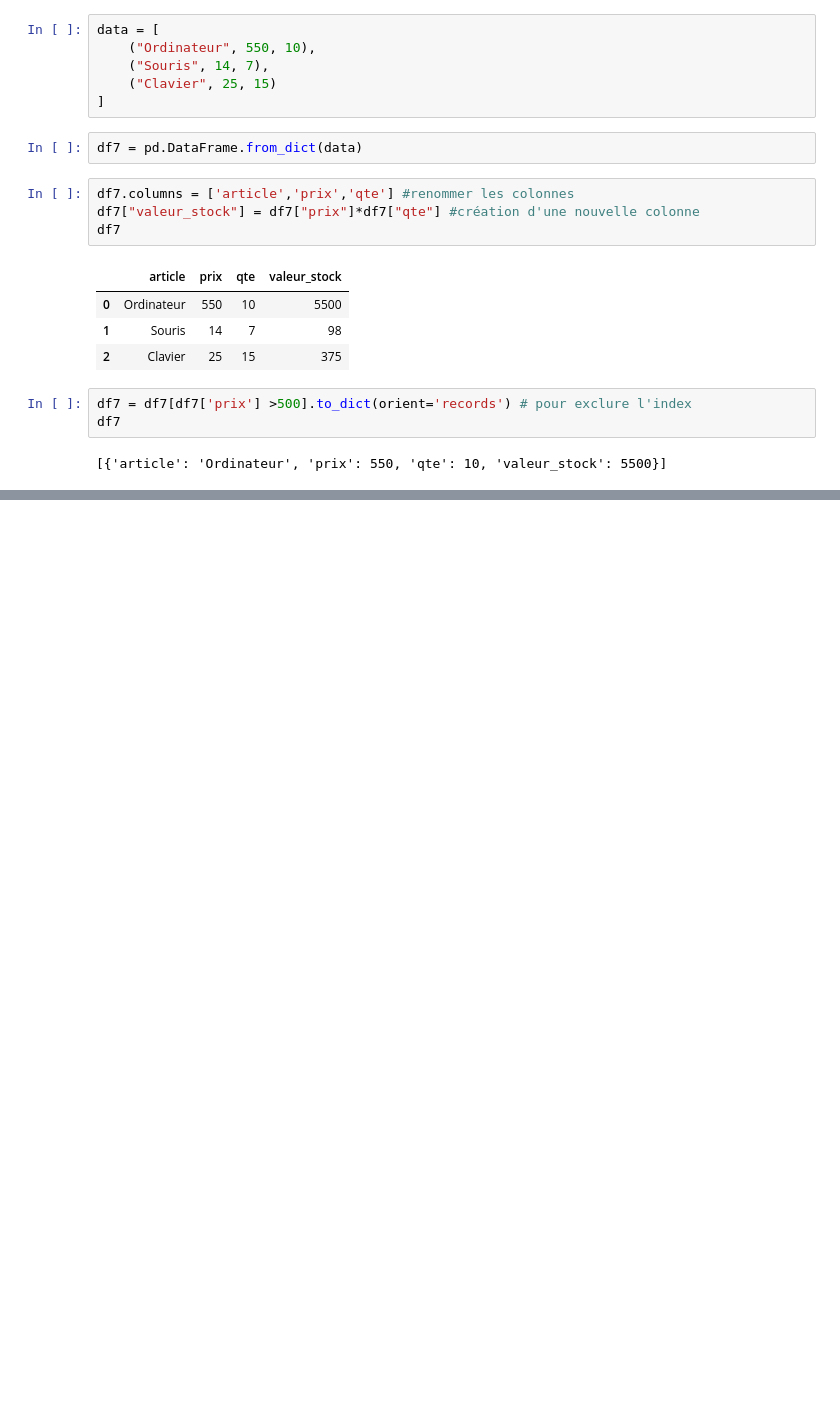
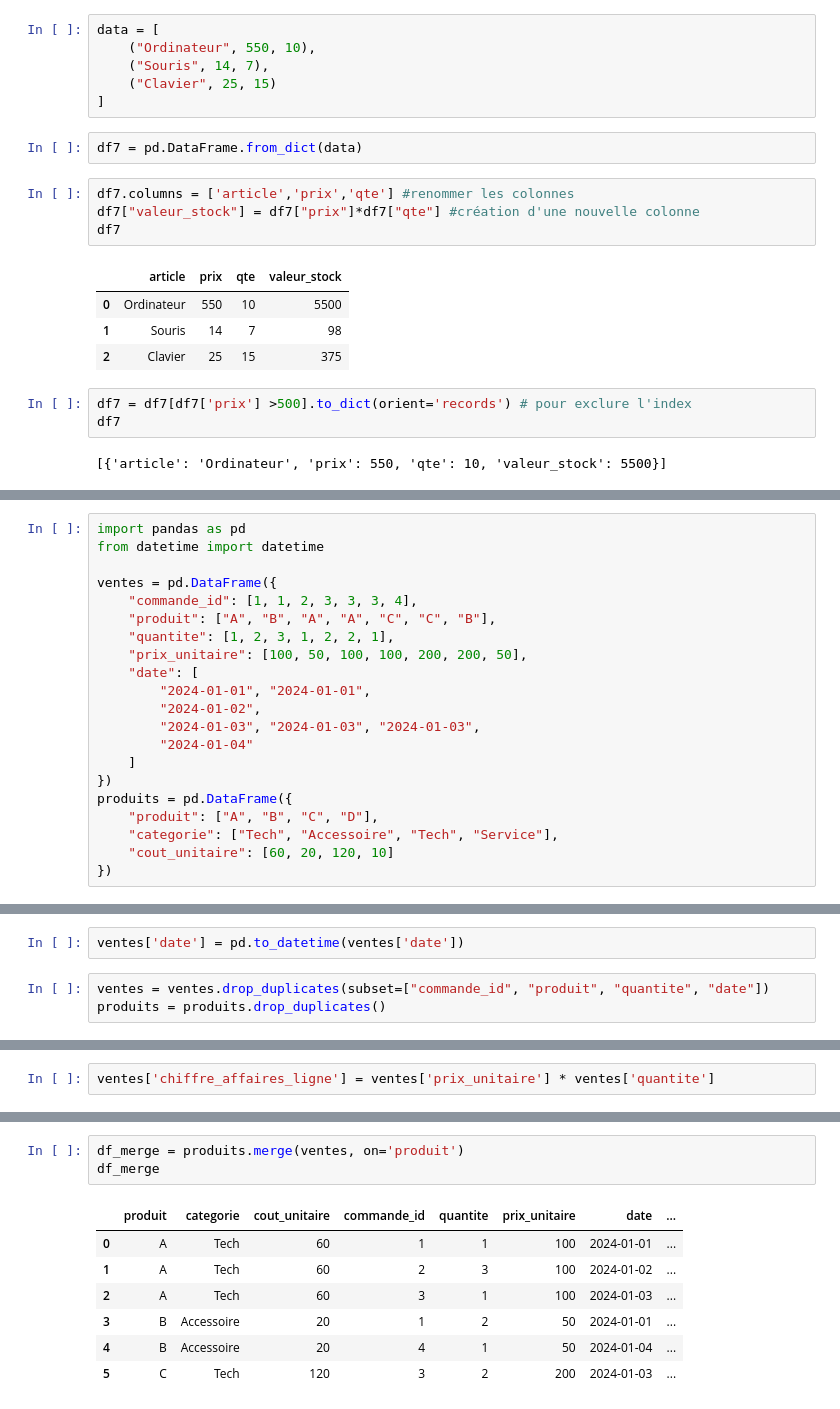
Before and after one commit to JulienFX/GPTChallenge, a Jupyter notebook: pandas_and_object.ipynb, the cells around one changed output, grey strips where cells are left out. Cells and saved outputs as stored; diff of their text form; blank space fills up the shorter version.

```diff
--- a/pandas_and_object.ipynb
+++ b/pandas_and_object.ipynb
@@ -187,0 +190,21 @@ df7
+# %%
+import pandas as pd
+from datetime import datetime
+
+ventes = pd.DataFrame({
+    "commande_id": [1, 1, 2, 3, 3, 3, 4],
+    "produit": ["A", "B", "A", "A", "C", "C", "B"],
+    "quantite": [1, 2, 3, 1, 2, 2, 1],
+    "prix_unitaire": [100, 50, 100, 100, 200, 200, 50],
+    "date": [
+        "2024-01-01", "2024-01-01",
+        "2024-01-02",
+        "2024-01-03", "2024-01-03", "2024-01-03",
+        "2024-01-04"
+    ]
+})
+produits = pd.DataFrame({
+    "produit": ["A", "B", "C", "D"],
+    "categorie": ["Tech", "Accessoire", "Tech", "Service"],
+    "cout_unitaire": [60, 20, 120, 10]
+})
@@ -187,0 +228,5 @@ df7
+# %%
+ventes['date'] = pd.to_datetime(ventes['date'])
+# %%
+ventes = ventes.drop_duplicates(subset=["commande_id", "produit", "quantite", "date"])
+produits = produits.drop_duplicates()
@@ -187,0 +240,2 @@ df7
+# %%
+ventes['chiffre_affaires_ligne'] = ventes['prix_unitaire'] * ventes['quantite']
@@ -187,0 +251,11 @@ df7
+# %%
+df_merge = produits.merge(ventes, on='produit')
+df_merge
+# %% [output]
+|  | produit | categorie | cout_unitaire | commande_id | quantite | prix_unitaire | date | ... |
+| 0 | A | Tech | 60 | 1 | 1 | 100 | 2024-01-01 | ... |
+| 1 | A | Tech | 60 | 2 | 3 | 100 | 2024-01-02 | ... |
+| 2 | A | Tech | 60 | 3 | 1 | 100 | 2024-01-03 | ... |
+| 3 | B | Accessoire | 20 | 1 | 2 | 50 | 2024-01-01 | ... |
+| 4 | B | Accessoire | 20 | 4 | 1 | 50 | 2024-01-04 | ... |
+| 5 | C | Tech | 120 | 3 | 2 | 200 | 2024-01-03 | ... |
```
Also changed, not shown: parts of 9 cells of this notebook.
